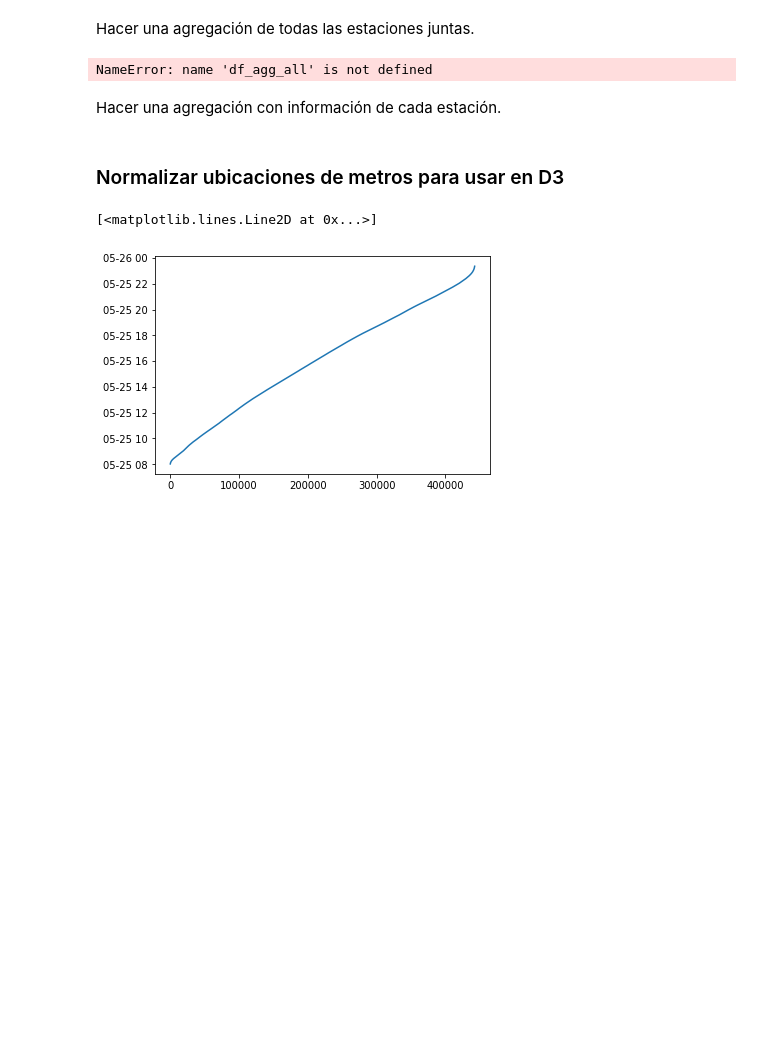
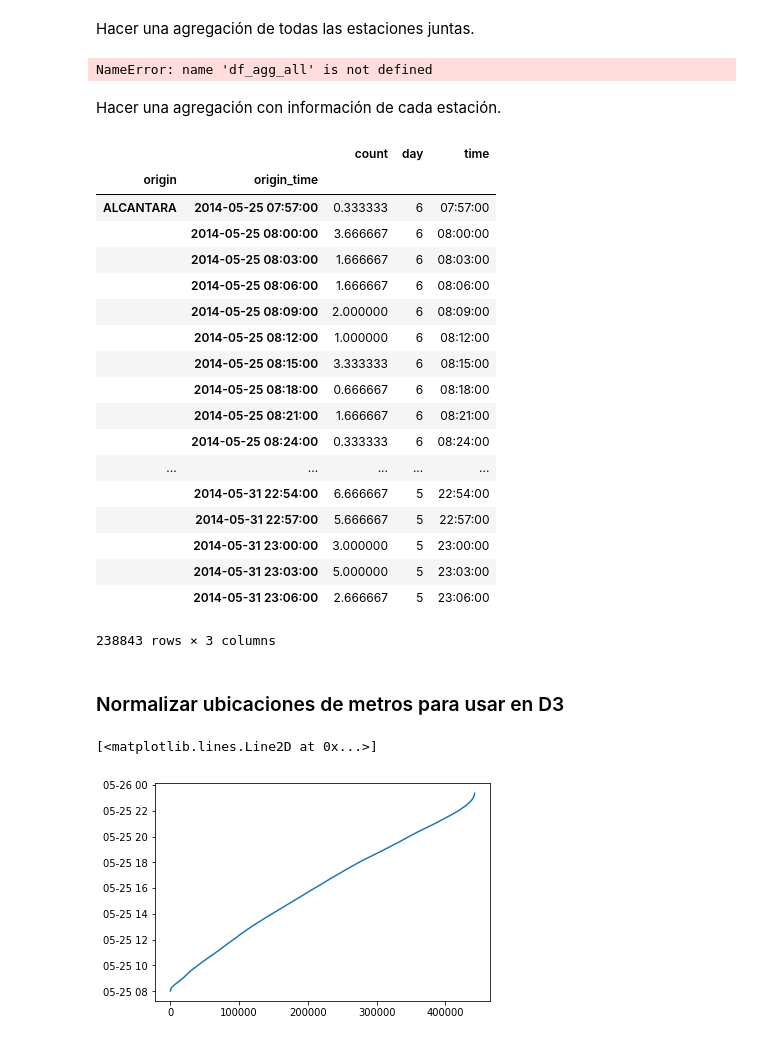
Before and after one commit to crabarca/proyecto, a Jupyter notebook: data_wrangling.ipynb, the cells around one changed output. Saved outputs shown, nothing was run; the diff lists cells and outputs as text; code cells hidden in the pictures; blank space fills up the shorter version.

```diff
--- a/data_wrangling.ipynb
+++ b/data_wrangling.ipynb
@@ -332,6 +332,28 @@ df_agg['day'] = df_agg.index.get_level_values(1).weekday
 df_agg['time'] = df_agg.index.get_level_values(1).time
 # %%
 df_agg.to_csv('data/3_minutes_by_station.csv')
+# %%
+df_agg
+# %% [output]
+|  |  | count | day | time |
+| origin | origin_time |  |  |  |
+| ALCANTARA | 2014-05-25 07:57:00 | 0.333333 | 6 | 07:57:00 |
+|  | 2014-05-25 08:00:00 | 3.666667 | 6 | 08:00:00 |
+|  | 2014-05-25 08:03:00 | 1.666667 | 6 | 08:03:00 |
+|  | 2014-05-25 08:06:00 | 1.666667 | 6 | 08:06:00 |
+|  | 2014-05-25 08:09:00 | 2.000000 | 6 | 08:09:00 |
+|  | 2014-05-25 08:12:00 | 1.000000 | 6 | 08:12:00 |
+|  | 2014-05-25 08:15:00 | 3.333333 | 6 | 08:15:00 |
+|  | 2014-05-25 08:18:00 | 0.666667 | 6 | 08:18:00 |
+|  | 2014-05-25 08:21:00 | 1.666667 | 6 | 08:21:00 |
+|  | 2014-05-25 08:24:00 | 0.333333 | 6 | 08:24:00 |
+| ... | ... | ... | ... | ... |
+|  | 2014-05-31 22:54:00 | 6.666667 | 5 | 22:54:00 |
+|  | 2014-05-31 22:57:00 | 5.666667 | 5 | 22:57:00 |
+|  | 2014-05-31 23:00:00 | 3.000000 | 5 | 23:00:00 |
+|  | 2014-05-31 23:03:00 | 5.000000 | 5 | 23:03:00 |
+|  | 2014-05-31 23:06:00 | 2.666667 | 5 | 23:06:00 |
+238843 rows × 3 columns
 # %%
 del df_agg
 # %% [markdown]
```
Also changed, not shown: 1 other file.
